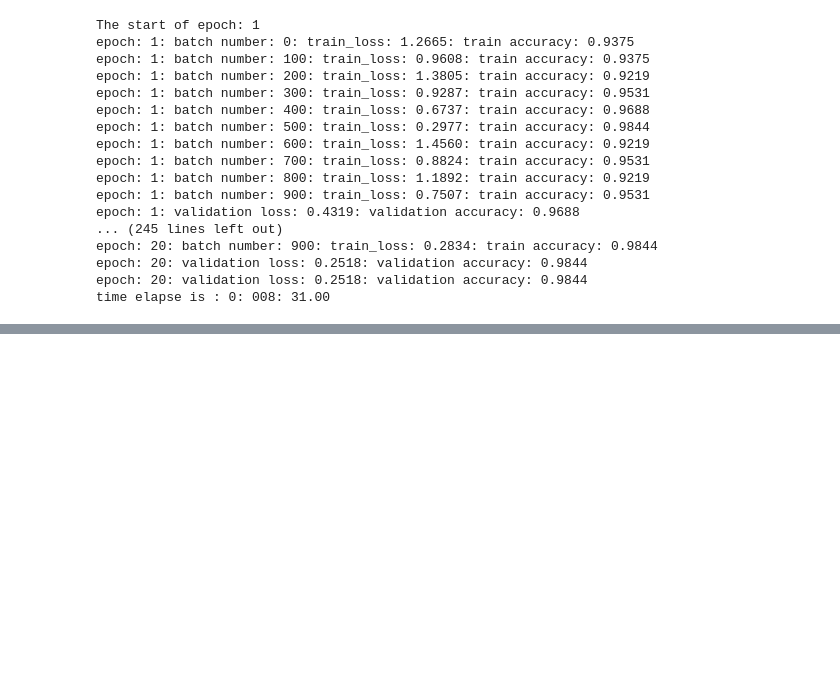
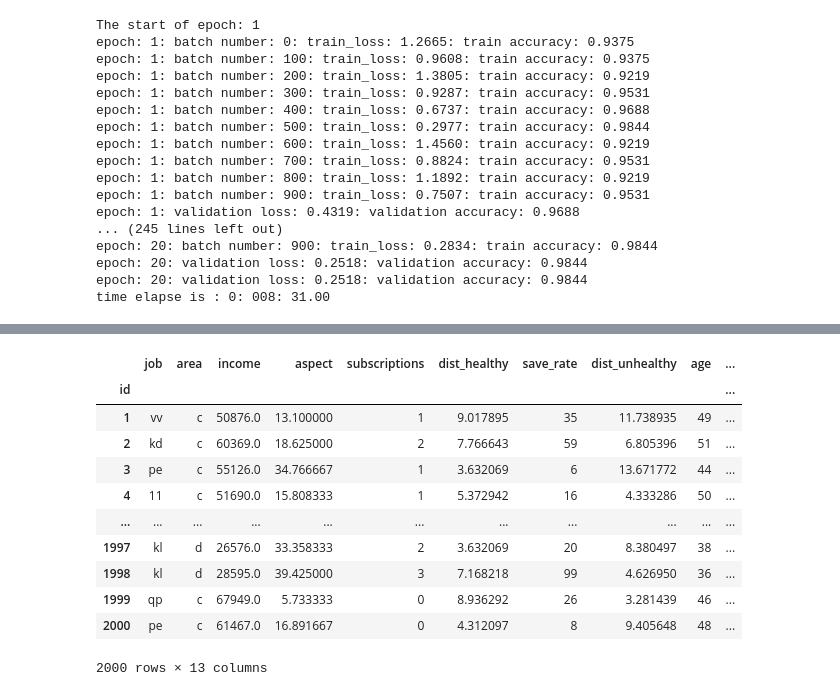
Before and after one commit to martinpius/Applied-Predictive-Modeling2, a Jupyter notebook: Sparks_Recarp.ipynb, the cells around one changed output, grey strips where cells are left out. Saved outputs shown, nothing was run; the diff lists cells and outputs as text; code cells hidden in the pictures; blank space fills up the shorter version.

```diff
--- a/Sparks_Recarp.ipynb
+++ b/Sparks_Recarp.ipynb
@@ -310,0 +669,3 @@ time elapse is : 0: 008: 31.00
+# %%
+#Fill the missing values for the income column using the median income
+median = data['income'].median()
@@ -310,0 +676,2 @@ time elapse is : 0: 008: 31.00
+# %%
+data['income'] = data['income'].fillna(median)
@@ -310,0 +682,4 @@ time elapse is : 0: 008: 31.00
+# %%
+pd.set_option('display.max_rows', 8)
+pd.set_option('display.max_columns', 0)
+display(data)
@@ -310,0 +698,17 @@ time elapse is : 0: 008: 31.00
+# %%
+data.set_index('id', inplace = True)
+# %%
+display(data)
+# %% [output]
+|  | job | area | income | aspect | subscriptions | dist_healthy | save_rate | dist_unhealthy | age | ... |
+| id |  |  |  |  |  |  |  |  |  | ... |
+| 1 | vv | c | 50876.0 | 13.100000 | 1 | 9.017895 | 35 | 11.738935 | 49 | ... |
+| 2 | kd | c | 60369.0 | 18.625000 | 2 | 7.766643 | 59 | 6.805396 | 51 | ... |
+| 3 | pe | c | 55126.0 | 34.766667 | 1 | 3.632069 | 6 | 13.671772 | 44 | ... |
+| 4 | 11 | c | 51690.0 | 15.808333 | 1 | 5.372942 | 16 | 4.333286 | 50 | ... |
+| ... | ... | ... | ... | ... | ... | ... | ... | ... | ... | ... |
+| 1997 | kl | d | 26576.0 | 33.358333 | 2 | 3.632069 | 20 | 8.380497 | 38 | ... |
+| 1998 | kl | d | 28595.0 | 39.425000 | 3 | 7.168218 | 99 | 4.626950 | 36 | ... |
+| 1999 | qp | c | 67949.0 | 5.733333 | 0 | 8.936292 | 26 | 3.281439 | 46 | ... |
+| 2000 | pe | c | 61467.0 | 16.891667 | 0 | 4.312097 | 8 | 9.405648 | 48 | ... |
+2000 rows × 13 columns
```
Also changed, not shown: parts of 108 cells of this notebook.
